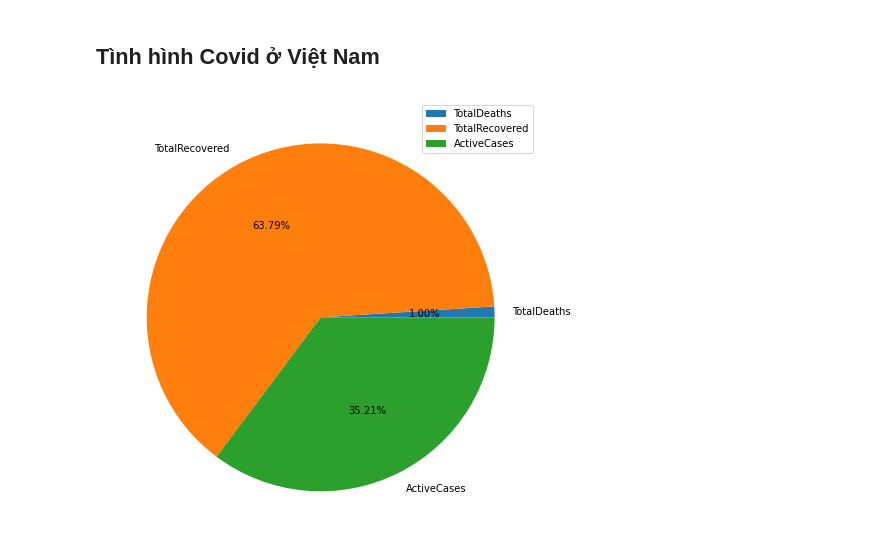
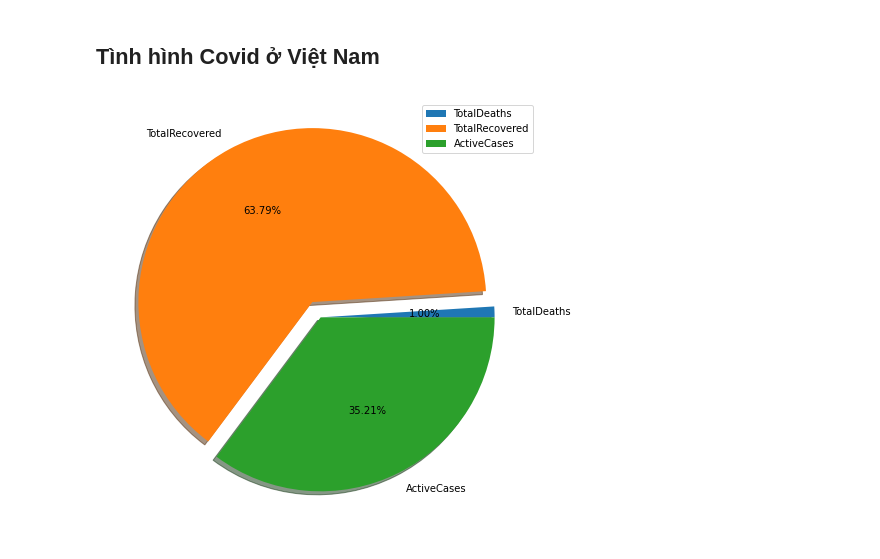
Before and after one commit to trinhhinh729/Lab1---DataVisualization, a Jupyter notebook: Analysis&Visualization.ipynb, the cells around one changed output. Drawn from its saved outputs; the diff is of its cells as text; code cells hidden in the pictures.

Commit message:
[March 8, 2022] Update A&V notebook
- A&V.ipynb: Explain the result of some charts

```diff
--- a/Analysis&Visualization.ipynb
+++ b/Analysis&Visualization.ipynb
@@ -130,9 +141,9 @@ plt.legend();
 # %%
 col = ['TotalDeaths','TotalRecovered','ActiveCases']
 dataOfVn = df[df['Country,Other']=='Vietnam'][col]
 fig = plt.figure(figsize=(8,8))
 fig.patch.set_facecolor('white')
-plt.pie(dataOfVn.values[0],labels = col,autopct="%1.2f%%")
+plt.pie(dataOfVn.values[0],labels = col,autopct="%1.2f%%",explode=(0,0.1,0),shadow=True)
 plt.legend();
 # %% [output]
-[figure, old version]
+[figure, new version]
```
Also changed, not shown: parts of 6 cells of this notebook, 1 other file.
